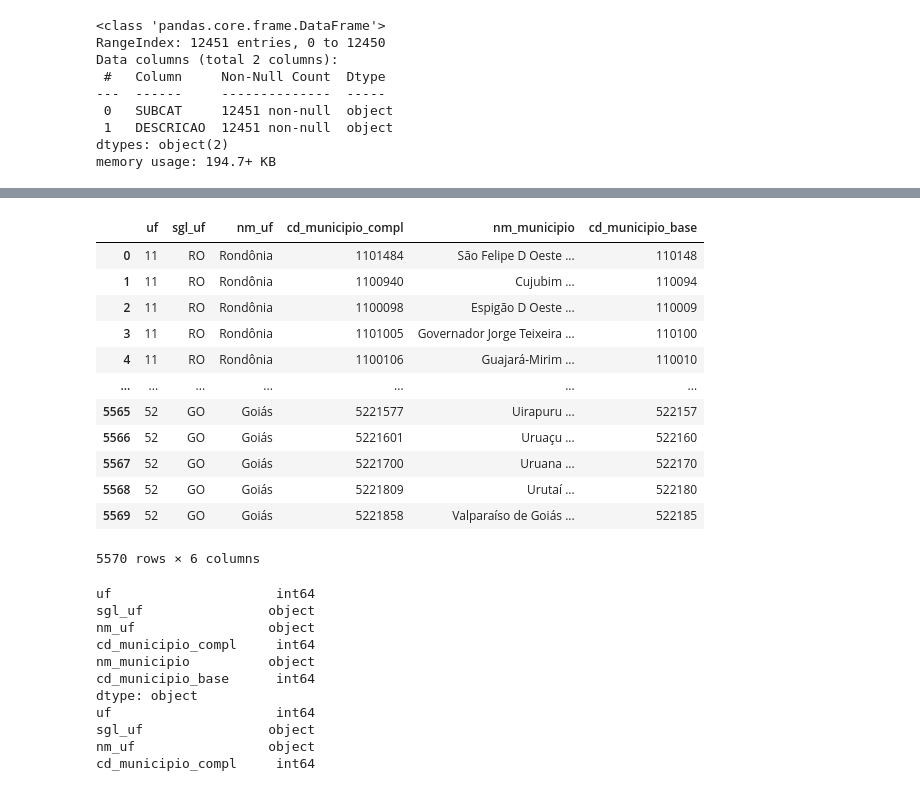
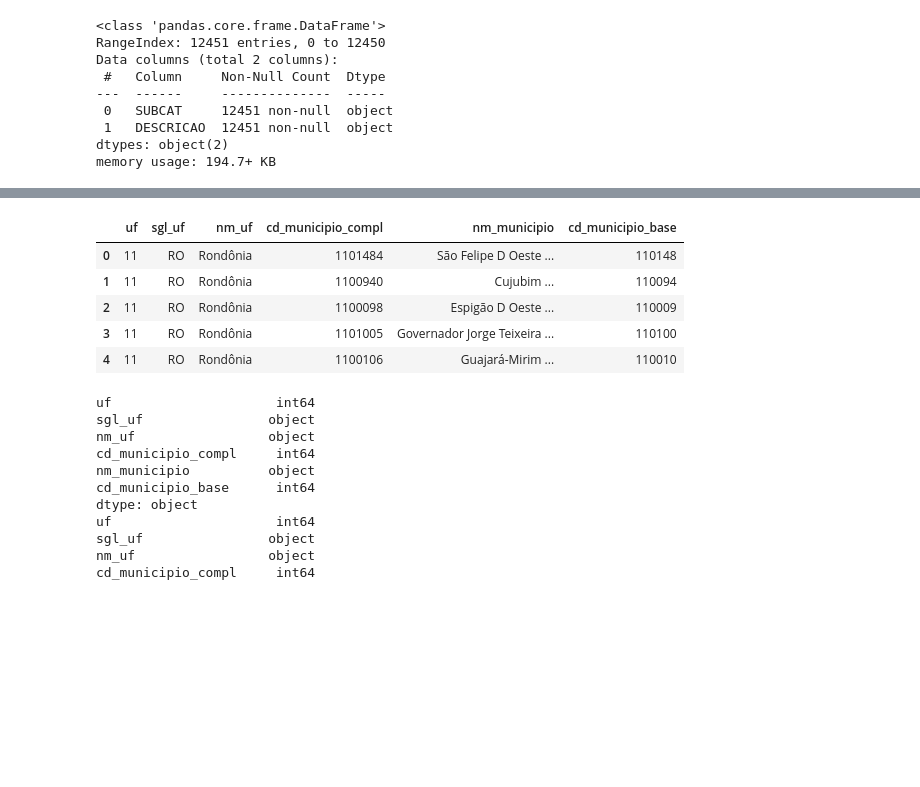
Before and after one commit to drianc/TCC-PUC-MINAS, a Jupyter notebook: TCC_Ciencia_Dados_PUC_Minas.ipynb, the cells around one changed output, grey strips where cells are left out. Cells and saved outputs as stored; diff of their text form; code cells hidden in the pictures; blank space fills up the shorter version.

```diff
--- a/TCC_Ciencia_Dados_PUC_Minas.ipynb
+++ b/TCC_Ciencia_Dados_PUC_Minas.ipynb
@@ -281,27 +259,20 @@ df_Mort_2019_alt_2
 # %%
 #busca a tabelas tabelas do ibge
 #df_ibge = pd.read_html('https://www.ibge.gov.br/explica/codigos-dos-municipios.php#MG')
 df_ibge = pd.read_csv('tabela_ibge.csv',sep=';',encoding = 'ISO-8859-1')
 
 
 #buscar apenas Estado de Minas Gerais
 #df_ibge_mg = df_ibge[24]
 #df_ibge_mg.to_csv('ibge_mg.csv')
-df_ibge
+df_ibge.head()
 # %% [output]
 |  | uf | sgl_uf | nm_uf | cd_municipio_compl | nm_municipio | cd_municipio_base |
 | 0 | 11 | RO | Rondônia | 1101484 | São Felipe D Oeste ... | 110148 |
 | 1 | 11 | RO | Rondônia | 1100940 | Cujubim ... | 110094 |
 | 2 | 11 | RO | Rondônia | 1100098 | Espigão D Oeste ... | 110009 |
 | 3 | 11 | RO | Rondônia | 1101005 | Governador Jorge Teixeira ... | 110100 |
 | 4 | 11 | RO | Rondônia | 1100106 | Guajará-Mirim ... | 110010 |
-| ... | ... | ... | ... | ... | ... | ... |
-| 5565 | 52 | GO | Goiás | 5221577 | Uirapuru ... | 522157 |
-| 5566 | 52 | GO | Goiás | 5221601 | Uruaçu ... | 522160 |
-| 5567 | 52 | GO | Goiás | 5221700 | Uruana ... | 522170 |
-| 5568 | 52 | GO | Goiás | 5221809 | Urutaí ... | 522180 |
-| 5569 | 52 | GO | Goiás | 5221858 | Valparaíso de Goiás ... | 522185 |
-5570 rows × 6 columns
 # %%
 print(df_ibge.dtypes)
 df_ibge.rename(columns={'cd_municipio_base':'COD_MUNICIPIO_OCOR'}, inplace=True)
```
Also changed, not shown: parts of 15 cells of this notebook.
